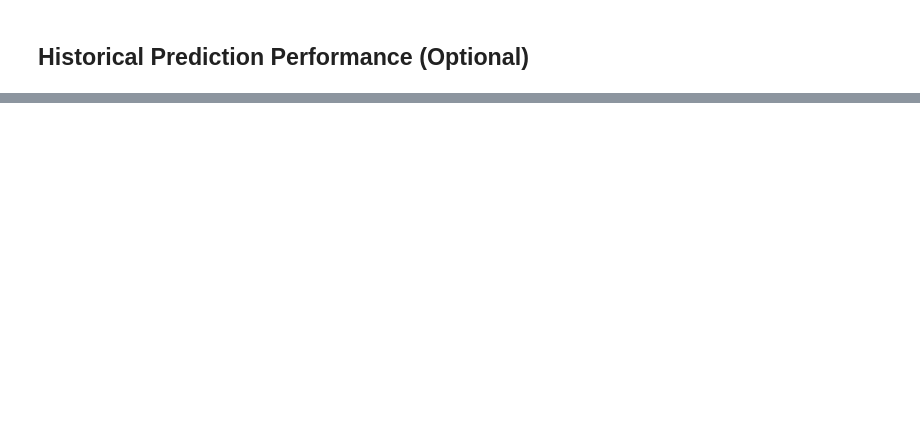
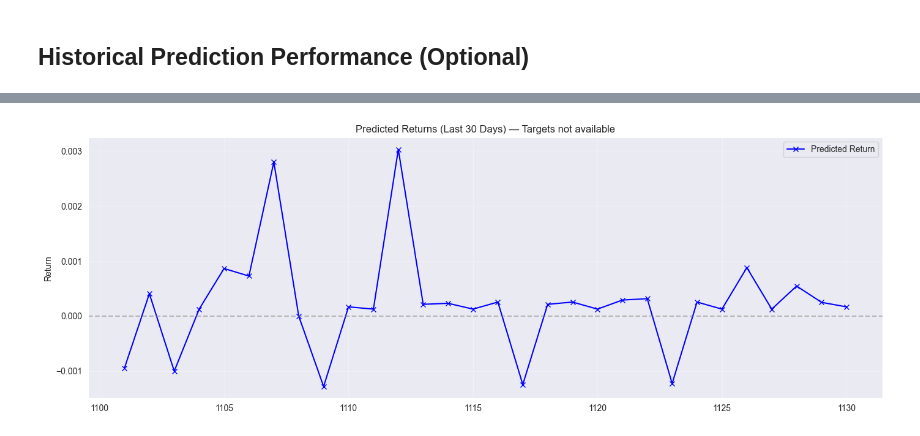
Before and after one commit to Zedel17/ProjectsScalable, a Jupyter notebook: notebooks/8_daily_inference.ipynb, the cells around one changed output, grey strips where cells are left out. Saved outputs shown, nothing was run; the diff lists cells and outputs as text; code cells hidden in the pictures; blank space fills up the shorter version.

```diff
--- a/notebooks/8_daily_inference.ipynb
+++ b/notebooks/8_daily_inference.ipynb
@@ -126,53 +378,87 @@ print(f"\nPrediction saved to Hopsworks for {prediction_date}")
 # %%
-# Generate predictions for last 30 days to visualize performance
+import pandas as pd
+import matplotlib.pyplot as plt
+
+# --- Colonne usate in training ---
+model_features = [
+    'return_1d', 'return_2d', 'return_3d', 'return_5d',
+    'volatility_5d', 'volatility_10d', 'volatility_20d',
+    'rsi_14', 'ma_ratio_10', 'ma_ratio_20', 'ma_ratio_50',
+    'return_1d_xlk', 'return_5d_xlk', 'corr_20d', 'corr_60d',
+    'vix_close', 'vix_change', 'vix_pct_change', 'vix_ma_20',
+    'vix_std_20', 'vix_ma_ratio', 'dgs10', 'dgs10_chg_1d',
+    'dgs10_chg_5d', 'dgs10_chg_20d', 'cpi_level_asof', 'cpi_yoy_asof',
+    'positive_mean', 'negative_mean', 'neutral_mean'
+]
+
+# --- Seleziona ultimi 30 giorni ---
 recent_data = batch_data.tail(30)
-X_recent = recent_data[[col for col in recent_data.columns if not col.startswith('target_')]]
+
+# Rimuovi target e colonne non usate
+X_recent = recent_data[[col for col in recent_data.columns if col in model_features]]
+
+# Prendi target se disponibili
 y_recent_return = recent_data['target_return'] if 'target_return' in recent_data.columns else None
 y_recent_direction = recent_data['target_direction'] if 'target_direction' in recent_data.columns else None
 
-# Predictions
+# --- Predizioni ---
 pred_returns = regressor.predict(X_recent)
 pred_directions = classifier.predict(X_recent)
-pred_probas = classifier.predict_proba(X_recent)[:, 1]
+pred_probas = classifier.predict_proba(X_recent)[:, 1]  # probability of UP
 
-# Create visualization DataFrame
+# --- Crea DataFrame per visualizzazione ---
 viz_df = pd.DataFrame({
     'predicted_return': pred_returns,
     'predicted_direction': pred_directions,
     'predicted_proba': pred_probas
-})
+}, index=recent_data.index)
 
-if y_recent_return is not None:
+if y_recent_return is not None and y_recent_direction is not None:
     viz_df['actual_return'] = y_recent_return.values
     viz_df['actual_direction'] = y_recent_direction.values
+    targets_available = True
+else:
+    targets_available = False
 
-viz_df.index = recent_data.index
+# --- Plot ---
+fig, ax = plt.subplots(figsize=(14,5))
 
-# Plot
-if 'actual_return' in viz_df.columns:
-    fig, (ax1, ax2) = plt.subplots(2, 1, figsize=(14, 10))
+if targets_available:
+    # Plot return predicted vs actual
+    ax.plot(viz_df.index, viz_df['actual_return'], label='Actual Return', marker='o')
+    ax.plot(viz_df.index, viz_df['predicted_return'], label='Predicted Return', marker='x')
+    ax.axhline(y=0, color='gray', linestyle='--', alpha=0.5)
+    ax.set_title('Predicted vs Actual Returns (Last 30 Days)')
+    ax.set_ylabel('Return')
+    ax.grid(True, alpha=0.3)
+    ax.legend()
 
-    # Returns
-    ax1.plot(viz_df.index, viz_df['actual_return'], label='Actual Return', marker='o')
-    ax1.plot(viz_df.index, viz_df['predicted_return'], label='Predicted Return', marker='x')
-    ax1.axhline(y=0, color='gray', linestyle='--', alpha=0.5)
-    ax1.set_title('Predicted vs Actual Returns (Last 30 Days)')
-    ax1.set_ylabel('Return')
-    ax1.legend()
-    ax1.grid(True, alpha=0.3)
-
-    # Direction probabilities
-    colors = ['red' if d == 0 else 'green' for d in viz_df['actual_direction']]
-    ax2.bar(viz_df.index, viz_df['predicted_proba'], color=colors, alpha=0.6)
-    ax2.axhline(y=0.5, color='black', linestyle='--', alpha=0.5)
-    ax2.set_title('Predicted Probability of UP Movement (Last 30 Days)')
-    ax2.set_ylabel('Probability')
-    ax2.set_ylim(0, 1)
-    ax2.grid(True, alpha=0.3)
-
-    plt.tight_layout()
-    plt.show()
-
-    # Calculate accuracy
+    # Calcola accuracy direzionale
     accuracy = (viz_df['predicted_direction'] == viz_df['actual_direction']).mean()
     print(f"\nDirectional Accuracy (Last 30 Days): {accuracy:.2%}")
+
+else:
+    # Plot solo predicted return
+    ax.plot(viz_df.index, viz_df['predicted_return'], label='Predicted Return', marker='x', color='blue')
+    ax.axhline(y=0, color='gray', linestyle='--', alpha=0.5)
+    ax.set_title('Predicted Returns (Last 30 Days) — Targets not available')
+    ax.set_ylabel('Return')
+    ax.grid(True, alpha=0.3)
+    ax.legend()
+
+plt.tight_layout()
+plt.show()
+
+# --- Plot probabilità direzione ---
+fig, ax2 = plt.subplots(figsize=(14,5))
+colors = ['green' if d == 1 else 'red' for d in (viz_df['actual_direction'] if targets_available else [1]*len(viz_df))]
+ax2.bar(viz_df.index, viz_df['predicted_proba'], color=colors, alpha=0.6)
+ax2.axhline(y=0.5, color='black', linestyle='--', alpha=0.5)
+ax2.set_title('Predicted Probability of UP Movement (Last 30 Days)')
+ax2.set_ylabel('Probability')
+ax2.set_ylim(0, 1)
+ax2.grid(True, alpha=0.3)
+plt.tight_layout()
+plt.show()
+# %% [output]
+[figure, added]
```
Also changed, not shown: parts of 10 cells of this notebook, 2 other files.
